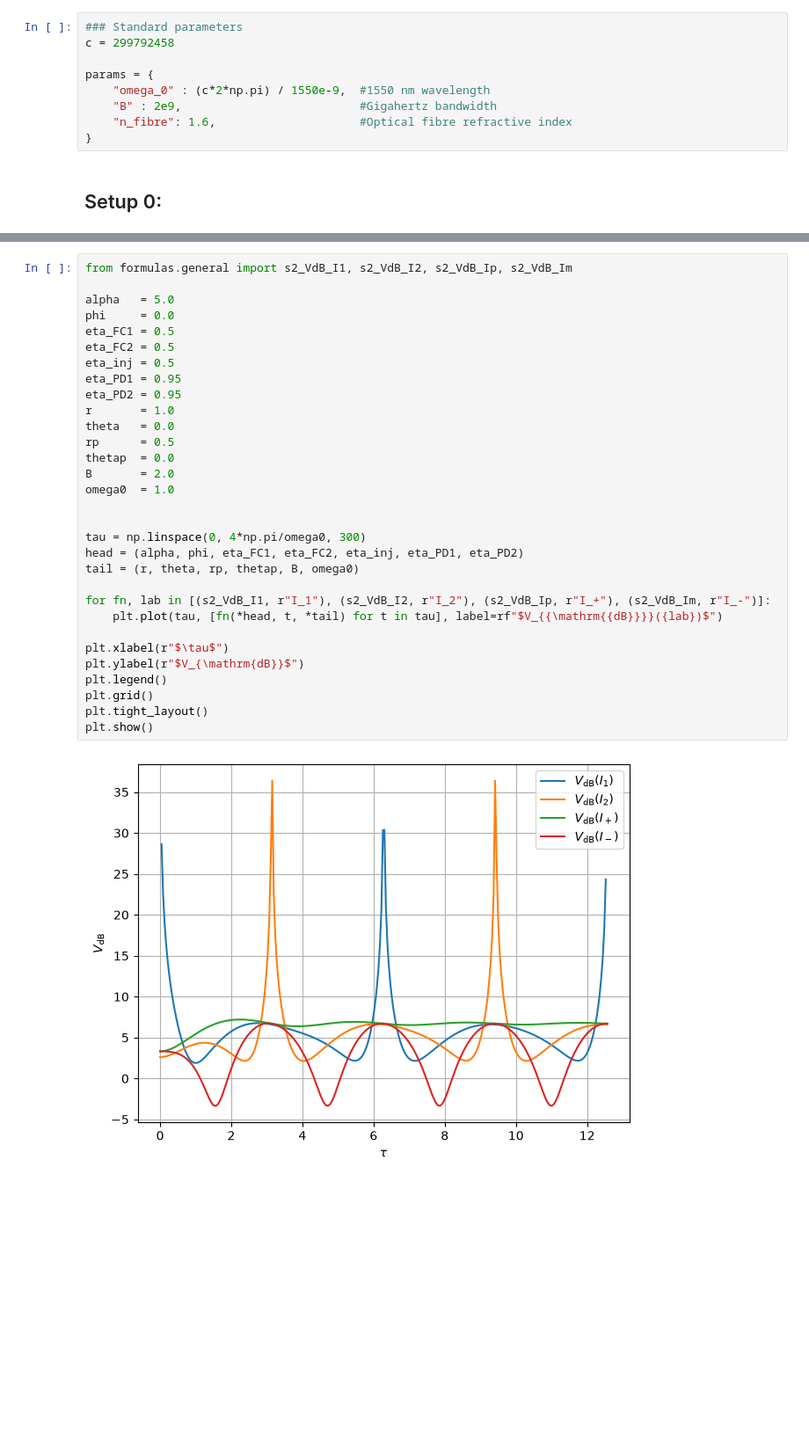
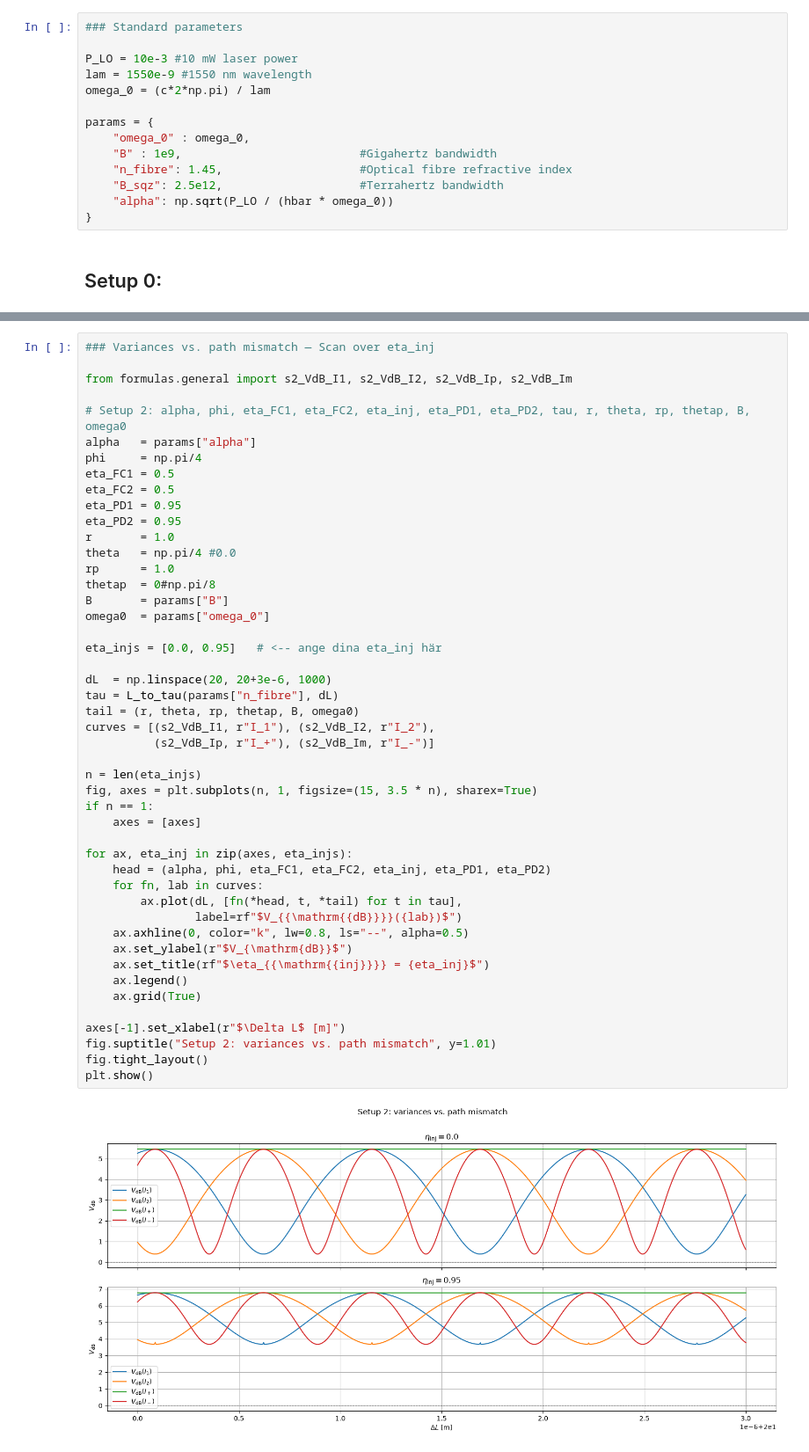
Before and after one commit to AxelSegendorf/two-mode-squeezing, a Jupyter notebook: simulation/plotting_all_setups.ipynb, the cells around one changed output, grey strips where cells are left out. Shown at 88% size. Cells and saved outputs as stored; diff of their text form; blank space fills up the shorter version.

```diff
--- a/simulation/plotting_all_setups.ipynb
+++ b/simulation/plotting_all_setups.ipynb
@@ -78,11 +79,16 @@ import matplotlib.pyplot as plt
 # %%
 ### Standard parameters
-c = 299792458
+
+P_LO = 10e-3 #10 mW laser power
+lam = 1550e-9 #1550 nm wavelength
+omega_0 = (c*2*np.pi) / lam
 
 params = {
-    "omega_0" : (c*2*np.pi) / 1550e-9,  #1550 nm wavelength
-    "B" : 2e9,                          #Gigahertz bandwidth
-    "n_fibre": 1.6,                     #Optical fibre refractive index
+    "omega_0" : omega_0,
+    "B" : 1e9,                          #Gigahertz bandwidth
+    "n_fibre": 1.45,                    #Optical fibre refractive index
+    "B_sqz": 2.5e12,                    #Terrahertz bandwidth
+    "alpha": np.sqrt(P_LO / (hbar * omega_0))
 }
 # %% [markdown]
 ## Setup 0:
@@ -304,33 +447,49 @@ plt.show()
 # %%
+### Variances vs. path mismatch — Scan over eta_inj
+
 from formulas.general import s2_VdB_I1, s2_VdB_I2, s2_VdB_Ip, s2_VdB_Im
 
-alpha   = 5.0
-phi     = 0.0
+# Setup 2: alpha, phi, eta_FC1, eta_FC2, eta_inj, eta_PD1, eta_PD2, tau, r, theta, rp, thetap, B, omega0
+alpha   = params["alpha"]
+phi     = np.pi/4
 eta_FC1 = 0.5
 eta_FC2 = 0.5
-eta_inj = 0.5
 eta_PD1 = 0.95
 eta_PD2 = 0.95
 r       = 1.0
-theta   = 0.0
-rp      = 0.5
-thetap  = 0.0
-B       = 2.0
-omega0  = 1.0
+theta   = np.pi/4 #0.0
+rp      = 1.0
+thetap  = 0#np.pi/8
+B       = params["B"]
+omega0  = params["omega_0"]
 
+eta_injs = [0.0, 0.95]   # <-- ange dina eta_inj här
 
-tau = np.linspace(0, 4*np.pi/omega0, 300)
-head = (alpha, phi, eta_FC1, eta_FC2, eta_inj, eta_PD1, eta_PD2)
+dL  = np.linspace(20, 20+3e-6, 1000)
+tau = L_to_tau(params["n_fibre"], dL)
 tail = (r, theta, rp, thetap, B, omega0)
+curves = [(s2_VdB_I1, r"I_1"), (s2_VdB_I2, r"I_2"),
+          (s2_VdB_Ip, r"I_+"), (s2_VdB_Im, r"I_-")]
 
-for fn, lab in [(s2_VdB_I1, r"I_1"), (s2_VdB_I2, r"I_2"), (s2_VdB_Ip, r"I_+"), (s2_VdB_Im, r"I_-")]:
-    plt.plot(tau, [fn(*head, t, *tail) for t in tau], label=rf"$V_{{\mathrm{{dB}}}}({lab})$")
+n = len(eta_injs)
+fig, axes = plt.subplots(n, 1, figsize=(15, 3.5 * n), sharex=True)
+if n == 1:
+    axes = [axes]
 
-plt.xlabel(r"$\tau$")
-plt.ylabel(r"$V_{\mathrm{dB}}$")
-plt.legend()
-plt.grid()
-plt.tight_layout()
+for ax, eta_inj in zip(axes, eta_injs):
+    head = (alpha, phi, eta_FC1, eta_FC2, eta_inj, eta_PD1, eta_PD2)
+    for fn, lab in curves:
+        ax.plot(dL, [fn(*head, t, *tail) for t in tau],
+                label=rf"$V_{{\mathrm{{dB}}}}({lab})$")
+    ax.axhline(0, color="k", lw=0.8, ls="--", alpha=0.5)
+    ax.set_ylabel(r"$V_{\mathrm{dB}}$")
+    ax.set_title(rf"$\eta_{{\mathrm{{inj}}}} = {eta_inj}$")
+    ax.legend()
+    ax.grid(True)
+
+axes[-1].set_xlabel(r"$\Delta L$ [m]")
+fig.suptitle("Setup 2: variances vs. path mismatch", y=1.01)
+fig.tight_layout()
 plt.show()
 # %% [output]
-[figure, old version]
+[figure, new version]
```
Also changed, not shown: parts of 23 cells of this notebook, 4 other files.
